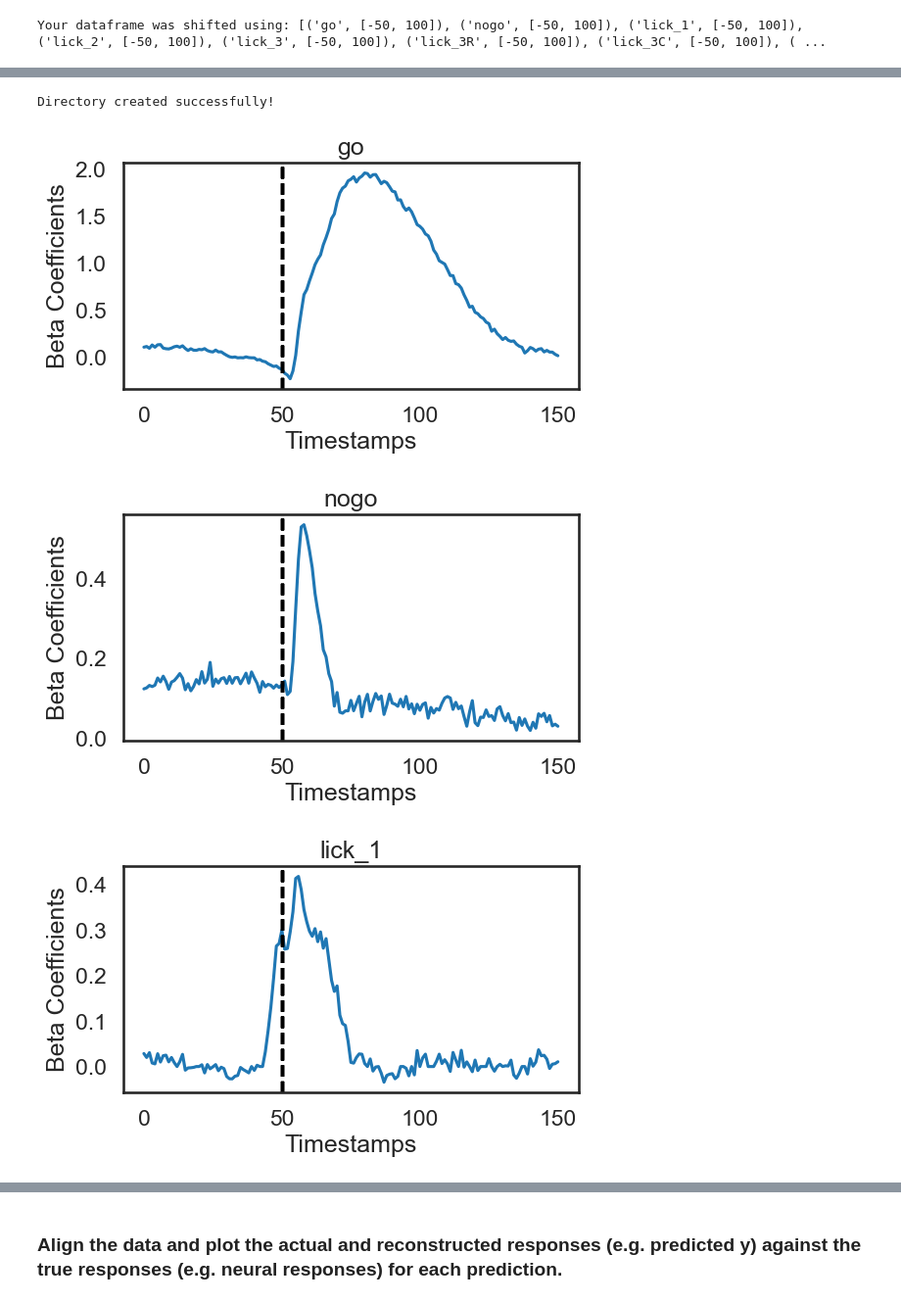
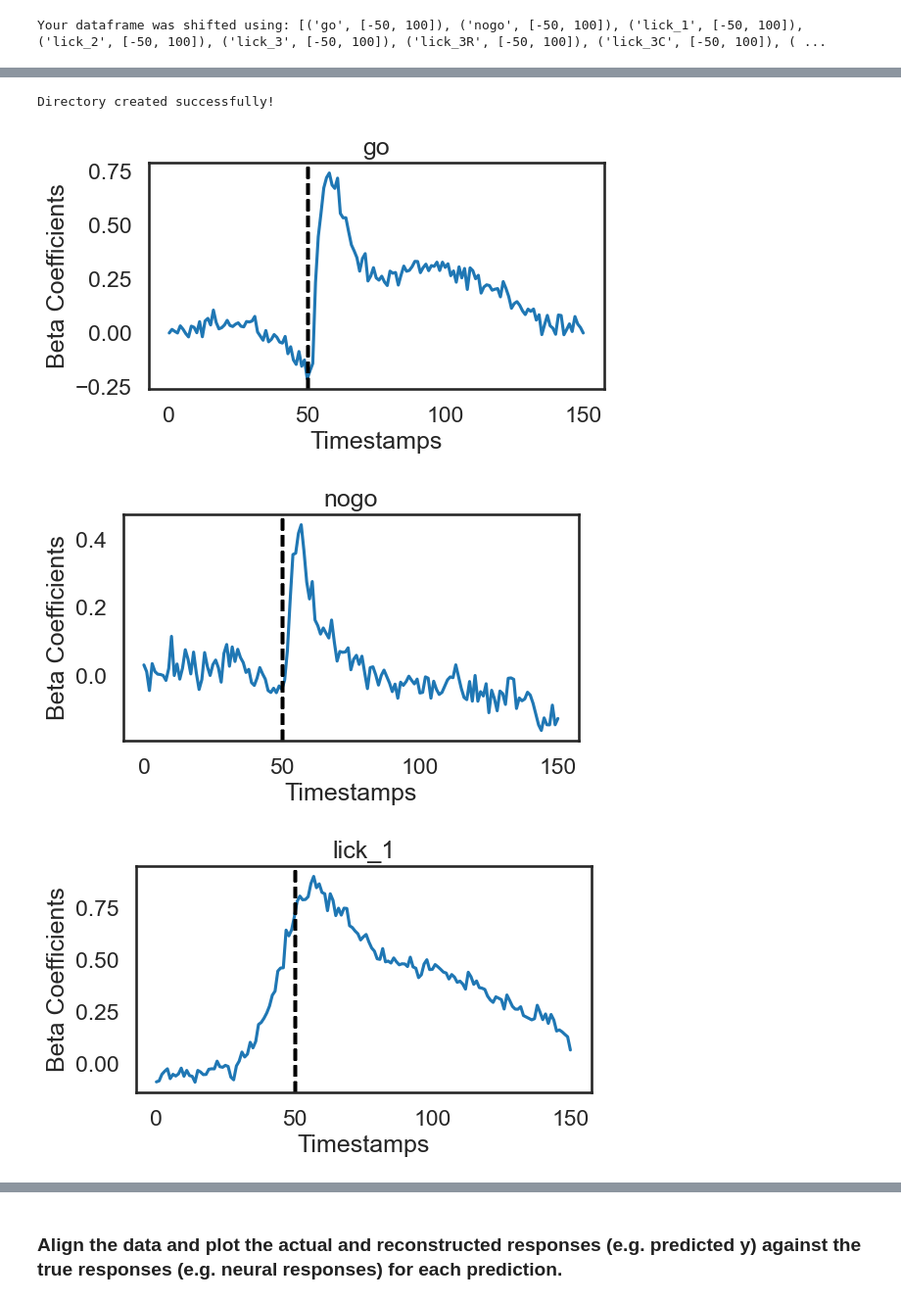
Before and after one commit to emilyferenczi/sabatini-glm-workflow, a Jupyter notebook: notebooks/fitGLM.ipynb, the cells around one changed output, grey strips where cells are left out. Shown at 98% size. Saved outputs shown, nothing was run; the diff lists cells and outputs as text; code cells hidden in the pictures.

```diff
--- a/notebooks/fitGLM.ipynb
+++ b/notebooks/fitGLM.ipynb
@@ -33,7 +33,7 @@ print(workingPath)
 # %% [output]
 e:\Emily\sabatini-glm-workflow\projects
 # %%
-project_name = 'AB100_combinedCatch_Lhemi_bestFit'
+project_name = 'PV_combinedCatchx4_Lhemi_bestFit'
 project_dir = workingPath
 
 utils.create_new_project(project_name, project_dir)
@@ -315,26 +323,26 @@ plt.show()
 # %%
 import shutil
 
 # Create new directory for beta plots
 save_dir = 'betas'
 parent_dir = config['Project']['project_path'] + '/results/'
 save_dir_path = os.path.join(parent_dir, save_dir)
 
 # Check if the directory already exists
 if not os.path.exists(save_dir_path):
     # Create the directory
     os.makedirs(save_dir_path)
     print("Directory created successfully!")
 else:
     print("Directory already exists - will be overwritten!")
     #overwrite the directory
     shutil.copytree(save_dir_path, save_dir_path, dirs_exist_ok = True)
 
 save_path = save_dir_path
 
-utils.plot_betas(config, beta, df_predictors_shift, shifted_params, save=None, save_path=None)
+utils.plot_betas(config, beta, df_predictors_shift, shifted_params, save=True, save_path=save_path)
 # %% [output]
 Directory created successfully!
-[figure, old version]
+[figure, new version]
-[figure, old version]
+[figure, new version]
-[figure, old version]
+[figure, new version]
```
Also changed, not shown: parts of 21 cells of this notebook.
